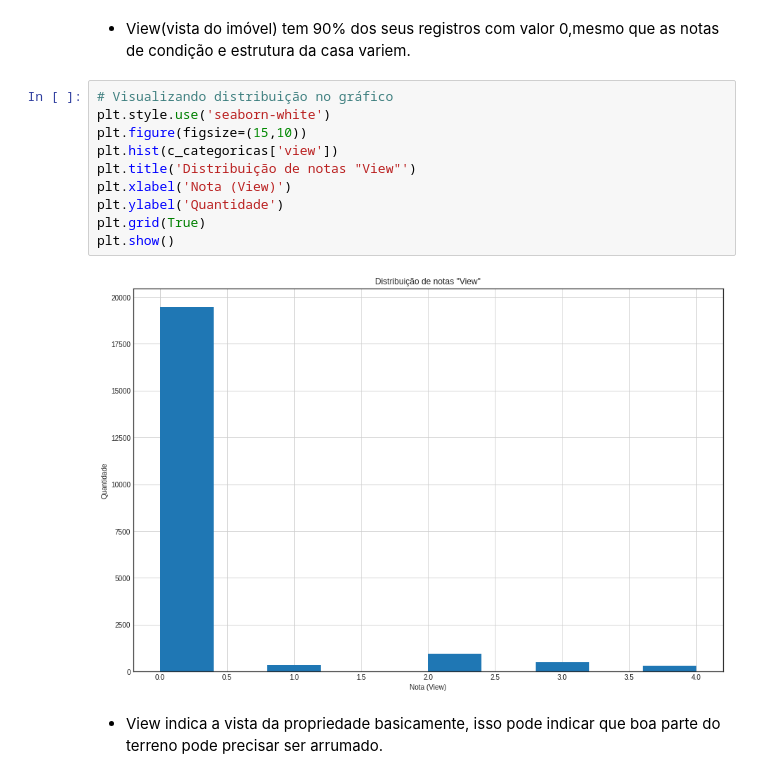
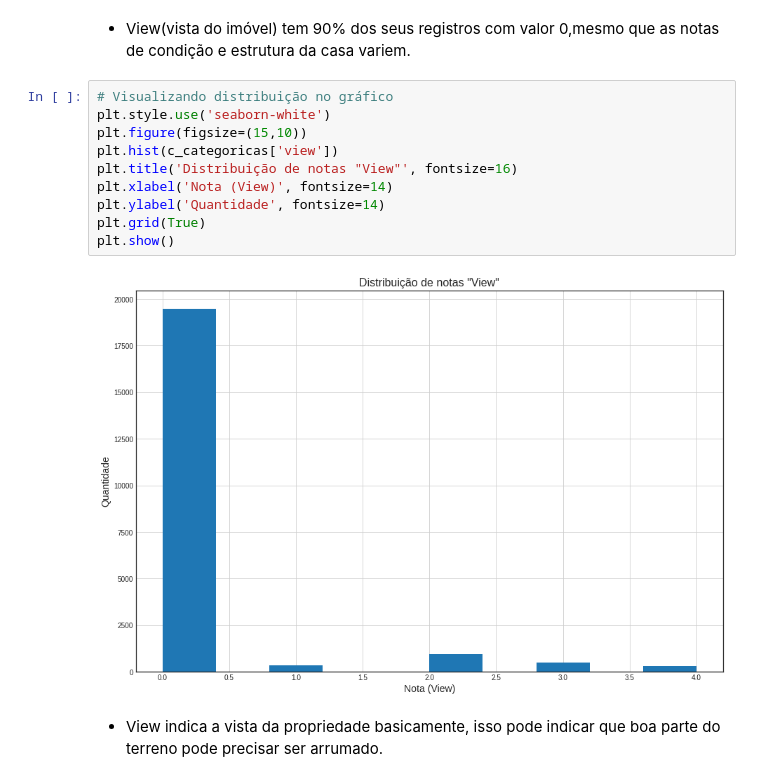
Before and after one commit to LucasGleysson/Senac_ML, a Jupyter notebook: ML_Projeto_Final.ipynb, the cells around one changed output. Drawn from its saved outputs; the diff is of its cells as text.

```diff
--- a/ML_Projeto_Final.ipynb
+++ b/ML_Projeto_Final.ipynb
@@ -118,15 +104,15 @@ Name: view, dtype: float64
 # %%
 # Visualizando distribuição no gráfico
 plt.style.use('seaborn-white')
 plt.figure(figsize=(15,10))
 plt.hist(c_categoricas['view'])
-plt.title('Distribuição de notas "View"')
-plt.xlabel('Nota (View)')
-plt.ylabel('Quantidade')
+plt.title('Distribuição de notas "View"', fontsize=16)
+plt.xlabel('Nota (View)', fontsize=14)
+plt.ylabel('Quantidade', fontsize=14)
 plt.grid(True)
 plt.show()
 # %% [output]
-[figure, old version]
+[figure, new version]
 # %% [markdown]
 - View indica a vista da propriedade basicamente, isso pode indicar que boa parte do terreno pode precisar ser arrumado.
 # %% [markdown]
```
Also changed, not shown: parts of 34 cells of this notebook.
